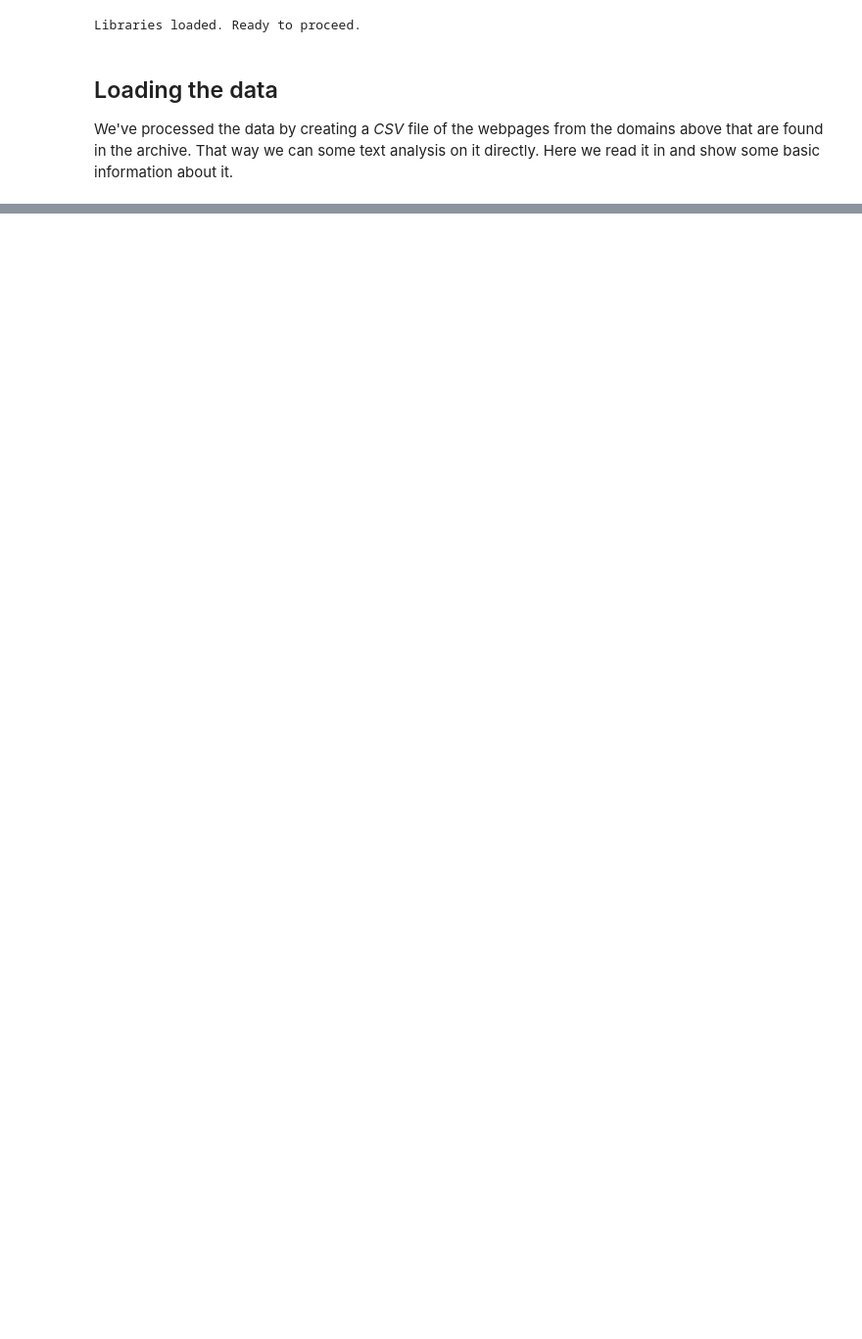
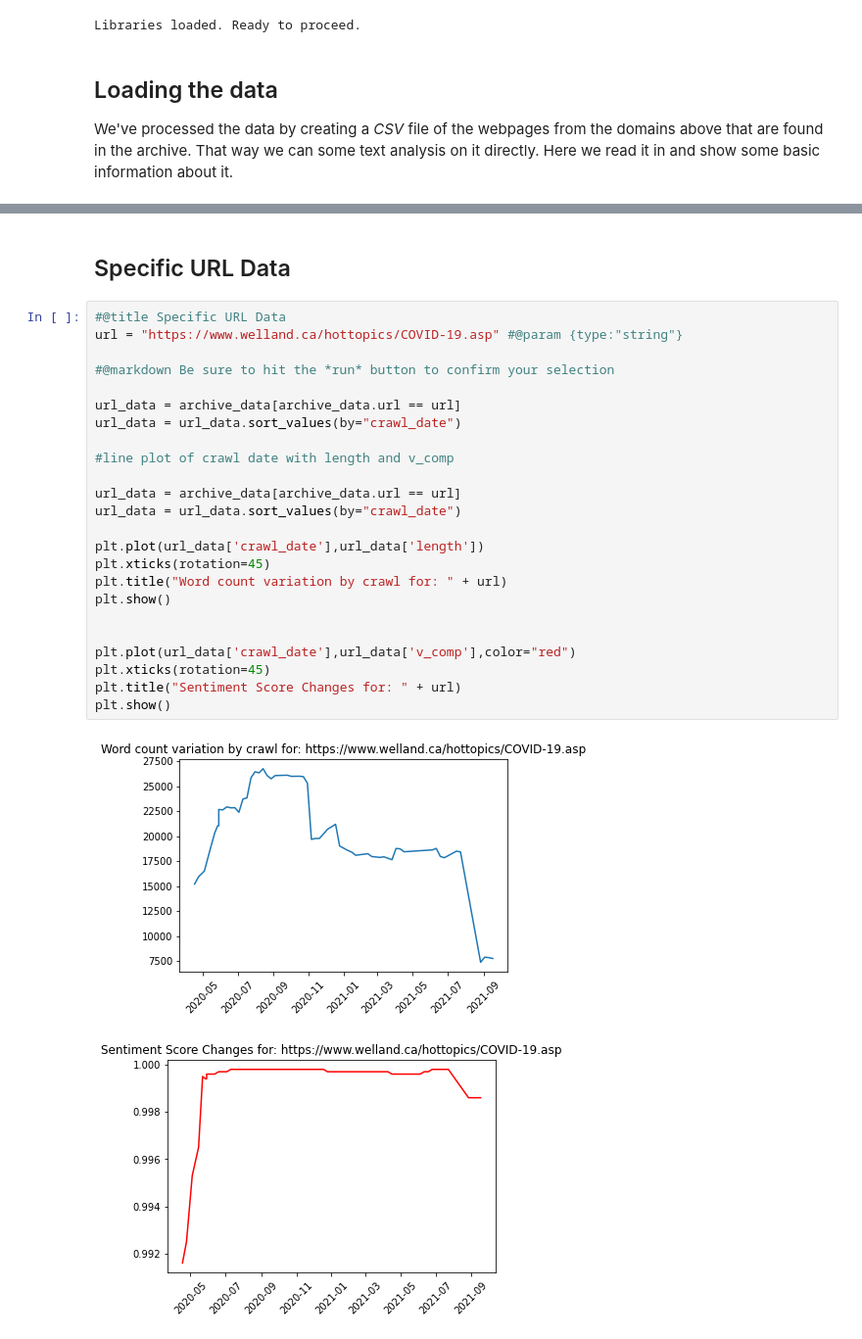
Before and after one commit to BrockDSL/Analyzing_Web_Archives, a Jupyter notebook: Analyzing_Archives_Notebook.ipynb, the cells around one changed output, grey strips where cells are left out. Shown: that part at 98% size. Cells and saved outputs as stored; diff of their text form; blank space fills up the shorter version.

```diff
--- a/Analyzing_Archives_Notebook.ipynb
+++ b/Analyzing_Archives_Notebook.ipynb
@@ -48,0 +109,29 @@ ParserError: ignored
+# %% [markdown]
+## Specific URL Data
+# %%
+#@title Specific URL Data
+url = "https://www.welland.ca/hottopics/COVID-19.asp" #@param {type:"string"}
+
+#@markdown Be sure to hit the *run* button to confirm your selection
+
+url_data = archive_data[archive_data.url == url]
+url_data = url_data.sort_values(by="crawl_date")
+
+#line plot of crawl date with length and v_comp
+
+url_data = archive_data[archive_data.url == url]
+url_data = url_data.sort_values(by="crawl_date")
+
+plt.plot(url_data['crawl_date'],url_data['length'])
+plt.xticks(rotation=45)
+plt.title("Word count variation by crawl for: " + url)
+plt.show()
+
+
+plt.plot(url_data['crawl_date'],url_data['v_comp'],color="red")
+plt.xticks(rotation=45)
+plt.title("Sentiment Score Changes for: " + url)
+plt.show()
+# %% [output]
+[figure, added]
+[figure, added]
```
Also changed, not shown: parts of 13 cells of this notebook.
